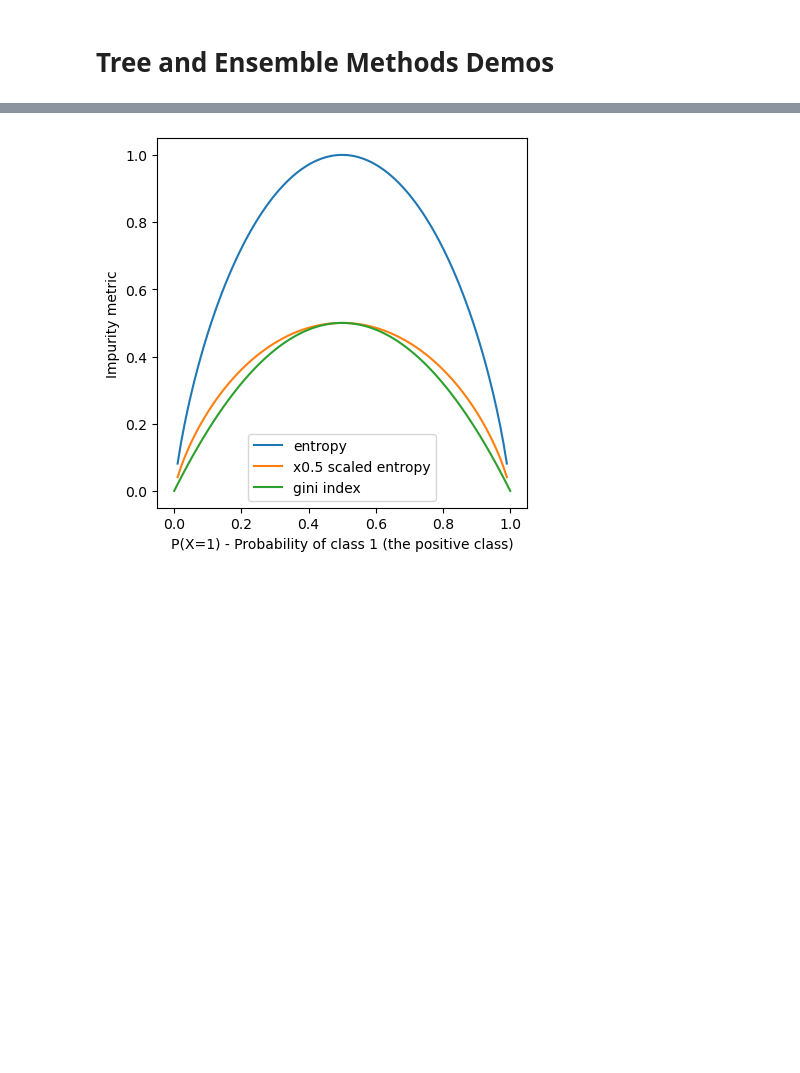
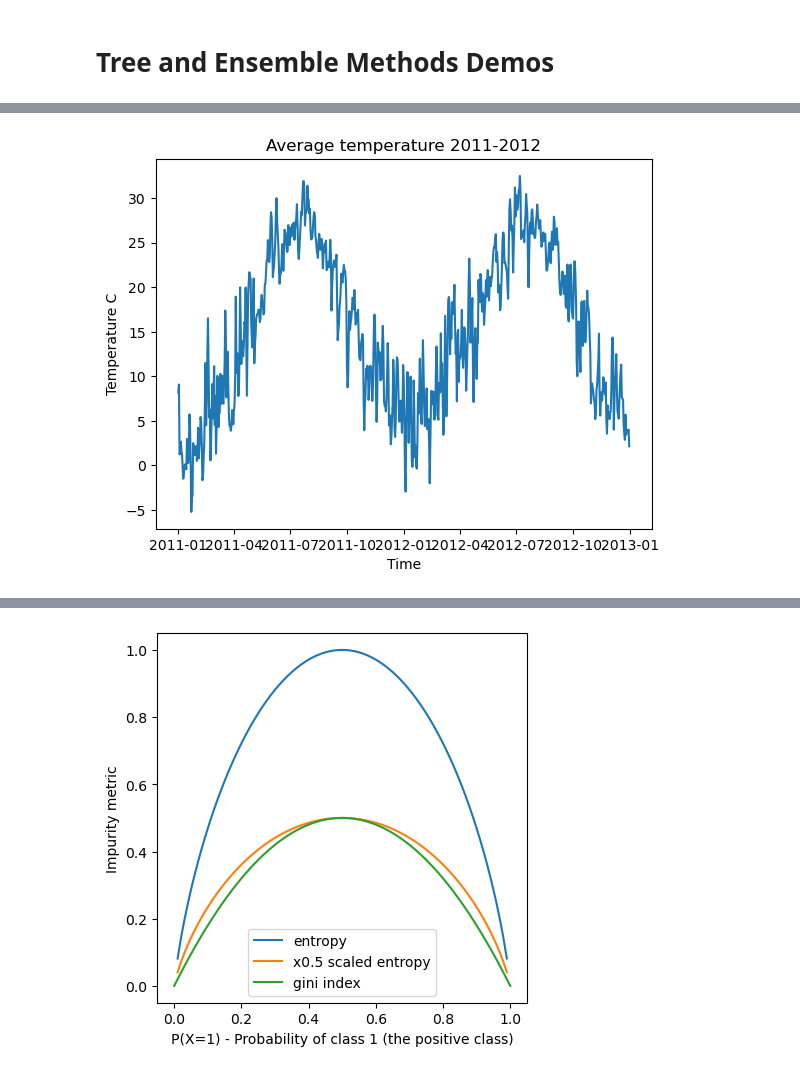
Before and after one commit to hrstnikolov/2022-machine-learning, a Jupyter notebook: 04. Tree-and-Ensemble-Methods/04. Tree-and-Ensemble-Methods-Demos.ipynb, the cells around one changed output, grey strips where cells are left out. Cells and saved outputs as stored; diff of their text form; code cells hidden in the pictures; blank space fills up the shorter version.

```diff
--- a/04. Tree-and-Ensemble-Methods/04. Tree-and-Ensemble-Methods-Demos.ipynb
+++ b/04. Tree-and-Ensemble-Methods/04. Tree-and-Ensemble-Methods-Demos.ipynb
@@ -13,0 +64,8 @@ from sklearn.metrics import classification_report
+# %%
+bikes = pd.read_csv("../datasets/bikes/day.csv")
+timestamp = pd.to_datetime(bikes.dteday)
+bikes = bikes.set_index(timestamp)
+bikes = bikes[relevant_columns]
+bikes["real_temp"] = bikes.temp * (t_max-t_min) + t_min
+
+bikes.head()
@@ -13,0 +80,9 @@ from sklearn.metrics import classification_report
+# %%
+plt.plot(bikes.real_temp)
+
+plt.xlabel("Time")
+plt.ylabel("Temperature C")
+plt.title("Average temperature 2011-2012")
+plt.show()
+# %% [output]
+[figure, added]
```
Also changed, not shown: parts of 60 cells of this notebook, 14 other files.
